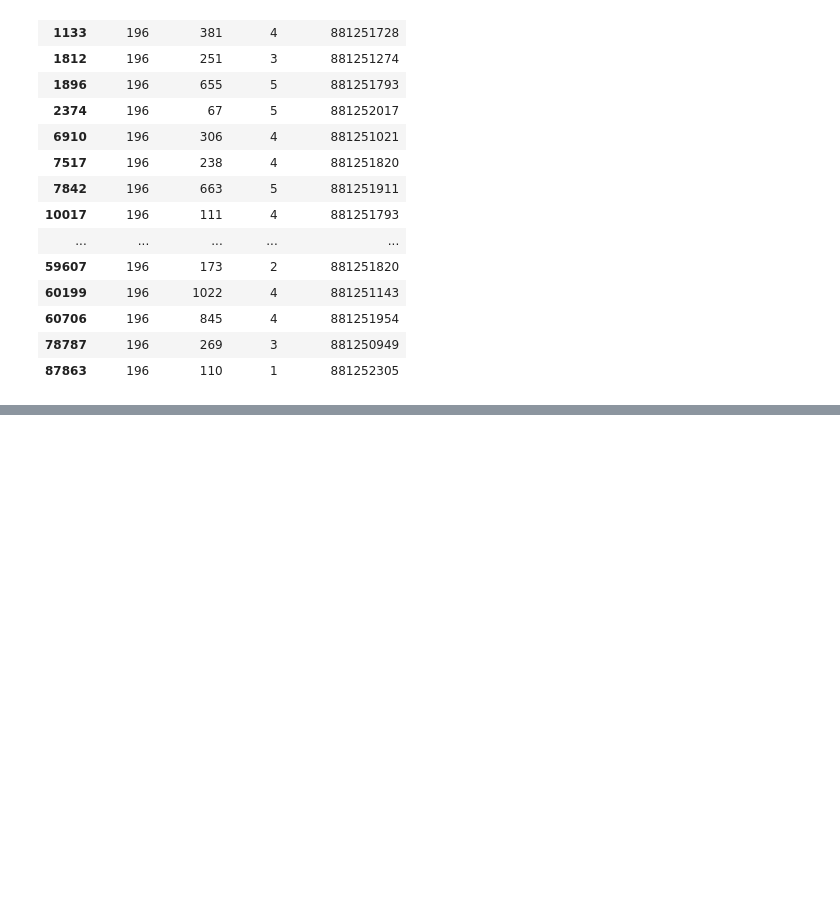
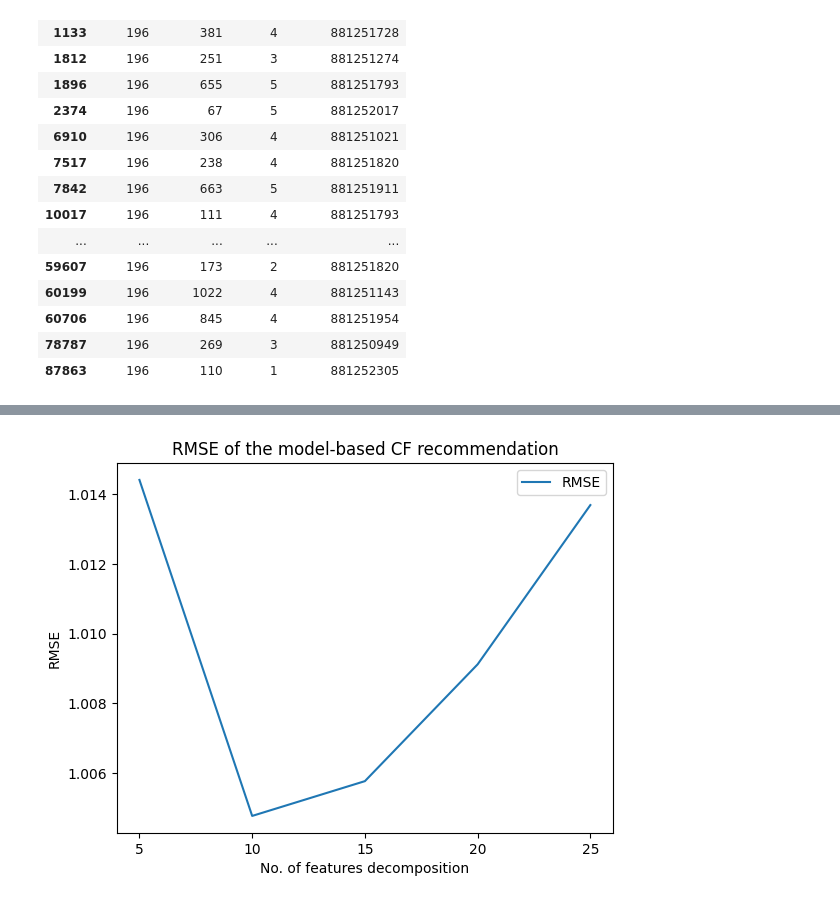
Before and after one commit to unkemptArc99/cs6220-assignments, a Jupyter notebook: programming-assignment-3/HW3.ipynb, the cells around one changed output, grey strips where cells are left out. Saved outputs shown, nothing was run; the diff lists cells and outputs as text; code cells hidden in the pictures; blank space fills up the shorter version.

```diff
--- a/programming-assignment-3/HW3.ipynb
+++ b/programming-assignment-3/HW3.ipynb
@@ -188,0 +207,13 @@ ratings[ratings['user_id'] == THE_CHOOSEN_USER]
+# %%
+rmse = [1.0144148014980479, 1.0047620221424585, 1.005761104936141, 1.0091169319885724, 1.0136924028513037]
+fig = plt.figure()
+ax = fig.add_subplot(1,1,1)
+ax.set_xticks(no_of_features_decomposition)
+ax.plot(no_of_features_decomposition, rmse, label='RMSE')
+ax.set_title("RMSE of the model-based CF recommendation")
+ax.legend()
+ax.set_xlabel("No. of features decomposition")
+ax.set_ylabel("RMSE")
+fig.savefig('rmse.png')
+# %% [output]
+[figure, added]
```
Also changed, not shown: parts of 1 cell of this notebook.
